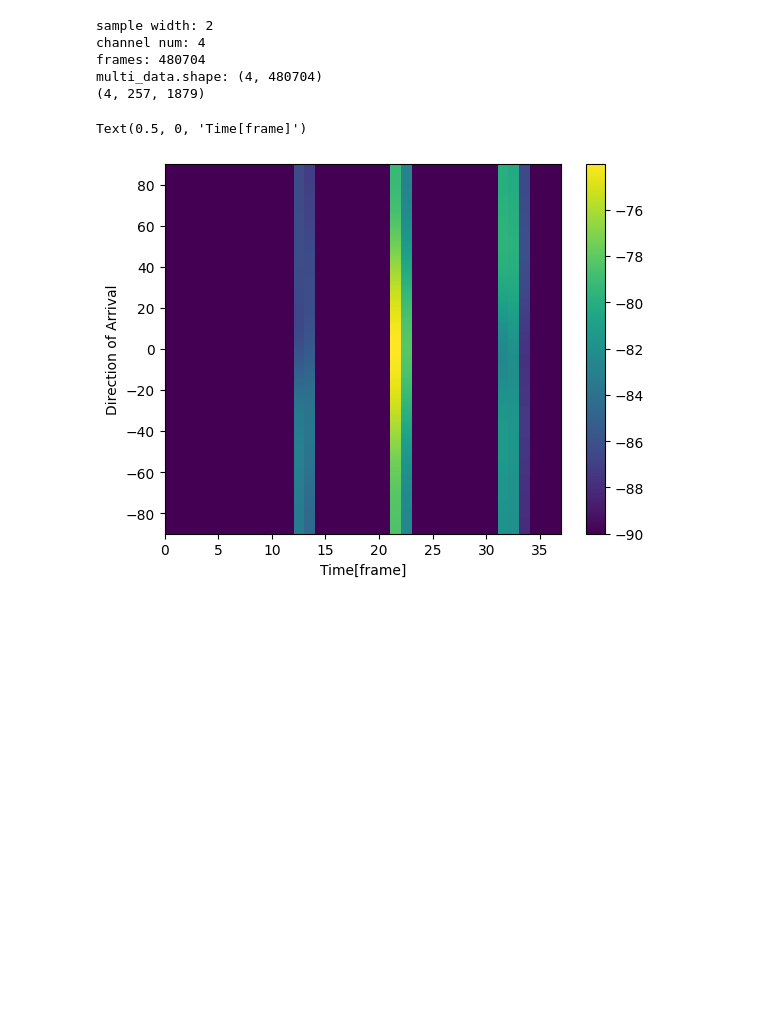
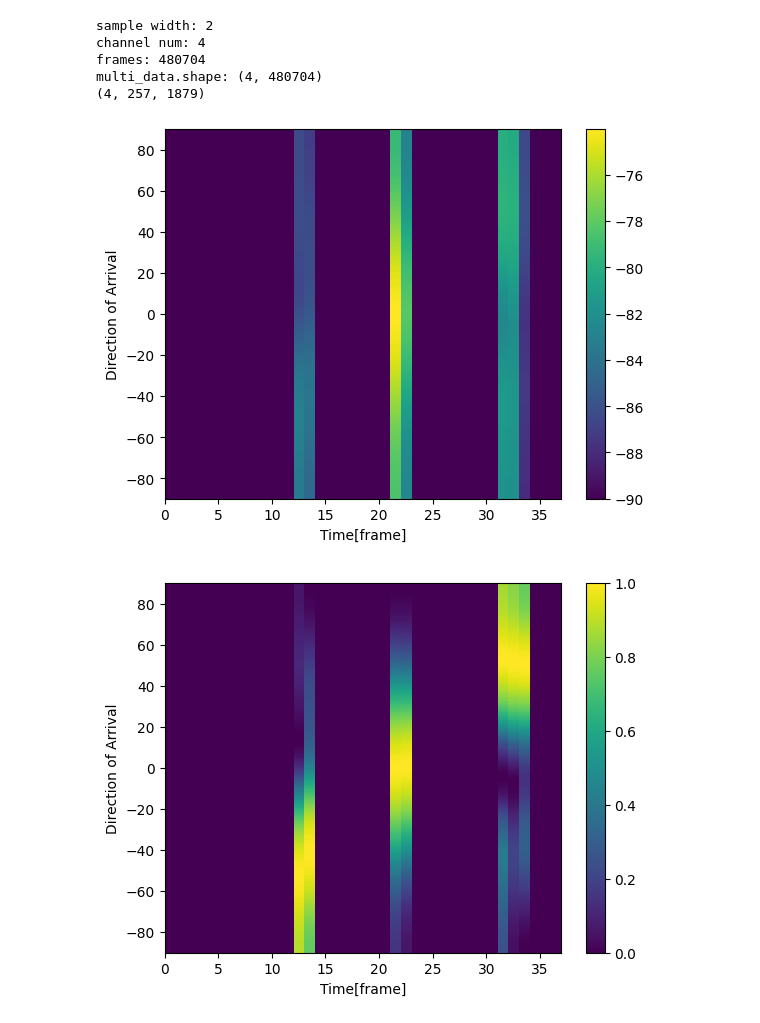
Before and after one commit to koki-ns/audioprocessing, a Jupyter notebook: onefile_6060/DSBF_test_book1.ipynb, the cells around one changed output. Saved outputs shown, nothing was run; the diff lists cells and outputs as text; code cells hidden in the pictures; blank space fills up the shorter version.

```diff
--- a/onefile_6060/DSBF_test_book1.ipynb
+++ b/onefile_6060/DSBF_test_book1.ipynb
@@ -4,7 +4,8 @@ import numpy as np
 import scipy.signal as sp
 import matplotlib.pyplot as plt
 
-def calc_array_manifold_vector(mic_alignments, theta, n_mic, n_bin, fs, N):
+
+def calc_array_manifold_vector(mic_alignments, theta, n_mic, n_bin, fs, N, c):
     """
     a: i x n_mic x 1 x n_bin
        方向数 x マイク数 x 1 x 周波数ビン数
@@ -13,11 +14,44 @@ def calc_array_manifold_vector(mic_alignments, theta, n_mic, n_bin, fs, N):
     for i, th in enumerate(theta):
         th = np.radians(th)
         for k in range(n_bin):
-            fk = fs*k/N
+            fk = fs * k / N
             for m in range(n_mic):
-                delay = mic_alignments[m][0]*np.sin(th)/c
-                a[i,m,0,k] = np.exp(-1j*2*np.pi*fk*delay)
+                delay = mic_alignments[m][0] * np.sin(th) / c
+                a[i, m, 0, k] = np.exp(-1j * 2 * np.pi * fk * delay)
     return a
+
+
+def display_normalized_spectrum(spec, min_thre):
+    """
+    spec: スペクトル、direction x time_frame
+    min_thre: スペクトルの平均値がこの値以下の時、検出対象がいないものとして0埋めする
+    """
+    modified_spec = np.zeros_like(spec)
+
+    for i in range(spec.shape[1]):
+        mean = np.mean(spec[:, i])
+        if mean < min_thre:
+            modified_spec[:, i] = 0
+        else:
+            min_val = spec[:, i].min()
+            max_val = spec[:, i].max()
+            modified_spec[:, i] = (spec[:, i] - min_val) / (max_val - min_val)
+
+    color_min = 0
+    color_max = 1
+    plt.figure()
+    plt.imshow(
+        modified_spec,
+        interpolation="nearest",
+        aspect="auto",
+        extent=[0, modified_spec.shape[1], -90, 90],
+        vmin=color_min,
+        vmax=color_max,
+    )
+    plt.colorbar()
+    plt.ylabel("Direction of Arrival")
+    plt.xlabel("Time[frame]")
+
 
 def load_onefile(file_name):
     """
@@ -32,7 +66,7 @@ def load_onefile(file_name):
 
     data = wav.readframes(wav.getnframes())
     data = np.frombuffer(data, dtype=np.int16)
-    data = data/np.iinfo(np.int16).max
+    data = data / np.iinfo(np.int16).max
 
     multi_data = data.reshape(-1, M)
     multi_data = np.transpose(multi_data)
@@ -42,14 +76,15 @@ def load_onefile(file_name):
 
     return multi_data
 
+
 dir_name = "mic/"
 png_name = "DSBF.png"
-n_mic  = 4
-n_src  = 1
-N      = 512
+n_mic = 4
+n_src = 1
+N = 512
 window = "hann"
-d      = 0.01
-c      = 340
+d = 0.01
+c = 340
 freq_l = 800
 freq_h = 3000
 
@@ -65,8 +100,8 @@ mic_alignments = np.array(
 fs = 16000
 
 # 周波数ビンに変換
-k_l = int(freq_l/(fs/N))
-k_h = int(freq_h/(fs/N))
+k_l = int(freq_l / (fs / N))
+k_h = int(freq_h / (fs / N))
 
 file_name = "sep_0.wav"
 audio = load_onefile(file_name)
@@ -80,39 +115,48 @@ set_num = 1
 
 theta = np.linspace(-90.0, 90.0, 181)
 P_DS = np.zeros((X.shape[2] // 50, theta.shape[0]))
-a = calc_array_manifold_vector(mic_alignments, theta, n_mic, n_bin, fs, N)
+a = calc_array_manifold_vector(mic_alignments, theta, n_mic, n_bin, fs, N, c)
 
 while set_num * frame_set < X.shape[2]:
-    X_trimed = X[:, :, (set_num-1)*frame_set:set_num*frame_set]
+    X_trimed = X[:, :, (set_num - 1) * frame_set : set_num * frame_set]
     XH = np.conjugate(X_trimed)
     XXH = np.einsum("mki,nki->mnki", X_trimed, XH)
     R = np.mean(XXH, axis=3)
 
     for i, th in enumerate(theta):
         aH = np.conjugate(a[i])
         aHR = np.einsum("mik,mek->ek", aH, R)
         aHRa = np.einsum("ek,eik->k", aHR, a[i])
         aHa = np.einsum("mik,mik->k", aH, a[i])
         aHa = abs(aHa) * abs(aHa)
-        P_DS[set_num-1][i] = np.mean(aHRa / aHa)
+        P_DS[set_num - 1][i] = np.mean(aHRa / aHa)
 
     set_num = set_num + 1
 
 # 方向数 x 周波数インデックス数 x 時間軸　の3次元
 
-P_DS = 10*np.log10(P_DS)
+P_DS = 10 * np.log10(P_DS)
 P_DS = P_DS.transpose()
 color_min = -90
 color_max = np.max(P_DS)
-plt.imshow(P_DS, interpolation="nearest", aspect="auto", extent=[0, P_DS.shape[1], -90, 90], vmin=color_min, vmax=color_max)
+plt.imshow(
+    P_DS,
+    interpolation="nearest",
+    aspect="auto",
+    extent=[0, P_DS.shape[1], -90, 90],
+    vmin=color_min,
+    vmax=color_max,
+)
 plt.colorbar()
 plt.ylabel("Direction of Arrival")
 plt.xlabel("Time[frame]")
+
+display_normalized_spectrum(P_DS, -90)
 # %% [output]
 sample width: 2
 channel num: 4
 frames: 480704
 multi_data.shape: (4, 480704)
 (4, 257, 1879)
-Text(0.5, 0, 'Time[frame]')
 [figure]
+[figure, added]
```
Also changed, not shown: 8 other files.
